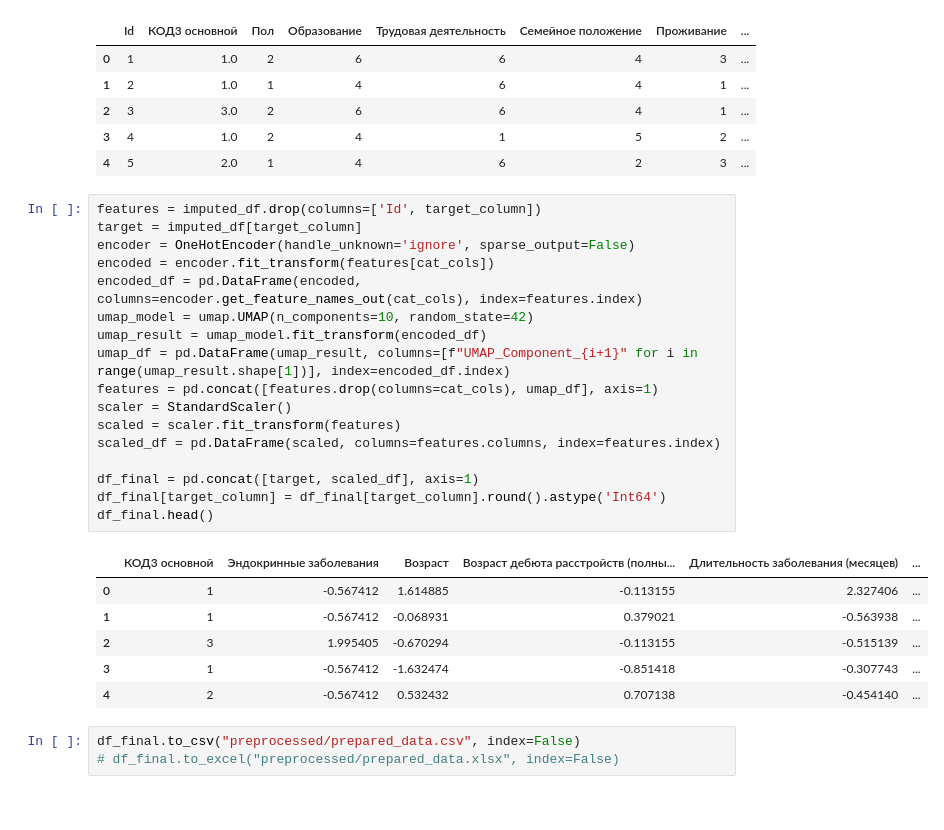
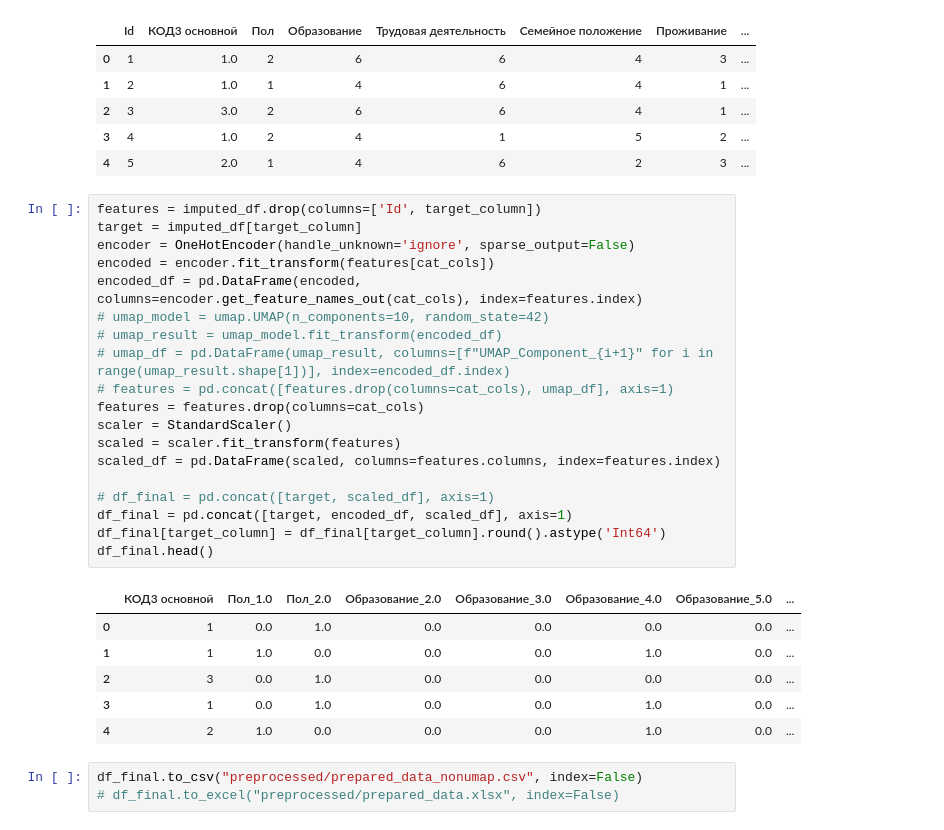
Before and after one commit to YueyOare/VKR, a Jupyter notebook: data/preprocessing.ipynb, the cells around one changed output. Drawn from its saved outputs; the diff is of its cells as text.

Commit message:
Add prepared data without UMAP

```diff
--- a/data/preprocessing.ipynb
+++ b/data/preprocessing.ipynb
@@ -373,27 +372,29 @@ imputed_df.head()
 # %%
 features = imputed_df.drop(columns=['Id', target_column])
 target = imputed_df[target_column]
 encoder = OneHotEncoder(handle_unknown='ignore', sparse_output=False)
 encoded = encoder.fit_transform(features[cat_cols])
 encoded_df = pd.DataFrame(encoded, columns=encoder.get_feature_names_out(cat_cols), index=features.index)
-umap_model = umap.UMAP(n_components=10, random_state=42)
-umap_result = umap_model.fit_transform(encoded_df)
-umap_df = pd.DataFrame(umap_result, columns=[f"UMAP_Component_{i+1}" for i in range(umap_result.shape[1])], index=encoded_df.index)
-features = pd.concat([features.drop(columns=cat_cols), umap_df], axis=1)
+# umap_model = umap.UMAP(n_components=10, random_state=42)
+# umap_result = umap_model.fit_transform(encoded_df)
+# umap_df = pd.DataFrame(umap_result, columns=[f"UMAP_Component_{i+1}" for i in range(umap_result.shape[1])], index=encoded_df.index)
+# features = pd.concat([features.drop(columns=cat_cols), umap_df], axis=1)
+features = features.drop(columns=cat_cols)
 scaler = StandardScaler()
 scaled = scaler.fit_transform(features)
 scaled_df = pd.DataFrame(scaled, columns=features.columns, index=features.index)
 
-df_final = pd.concat([target, scaled_df], axis=1)
+# df_final = pd.concat([target, scaled_df], axis=1)
+df_final = pd.concat([target, encoded_df, scaled_df], axis=1)
 df_final[target_column] = df_final[target_column].round().astype('Int64')
 df_final.head()
 # %% [output]
-|  | КОД3 основной | Эндокринные заболевания | Возраст | Возраст дебюта расстройств (полны... | Длительность заболевания (месяцев) | ... |
-| 0 | 1 | -0.567412 | 1.614885 | -0.113155 | 2.327406 | ... |
-| 1 | 1 | -0.567412 | -0.068931 | 0.379021 | -0.563938 | ... |
-| 2 | 3 | 1.995405 | -0.670294 | -0.113155 | -0.515139 | ... |
-| 3 | 1 | -0.567412 | -1.632474 | -0.851418 | -0.307743 | ... |
-| 4 | 2 | -0.567412 | 0.532432 | 0.707138 | -0.454140 | ... |
+|  | КОД3 основной | Пол_1.0 | Пол_2.0 | Образование_2.0 | Образование_3.0 | Образование_4.0 | Образование_5.0 | ... |
+| 0 | 1 | 0.0 | 1.0 | 0.0 | 0.0 | 0.0 | 0.0 | ... |
+| 1 | 1 | 1.0 | 0.0 | 0.0 | 0.0 | 1.0 | 0.0 | ... |
+| 2 | 3 | 0.0 | 1.0 | 0.0 | 0.0 | 0.0 | 0.0 | ... |
+| 3 | 1 | 0.0 | 1.0 | 0.0 | 0.0 | 1.0 | 0.0 | ... |
+| 4 | 2 | 1.0 | 0.0 | 0.0 | 0.0 | 1.0 | 0.0 | ... |
 # %%
-df_final.to_csv("preprocessed/prepared_data.csv", index=False)
+df_final.to_csv("preprocessed/prepared_data_nonumap.csv", index=False)
 # df_final.to_excel("preprocessed/prepared_data.xlsx", index=False)
```
Also changed, not shown: parts of 1 cell of this notebook, 3 other files.
